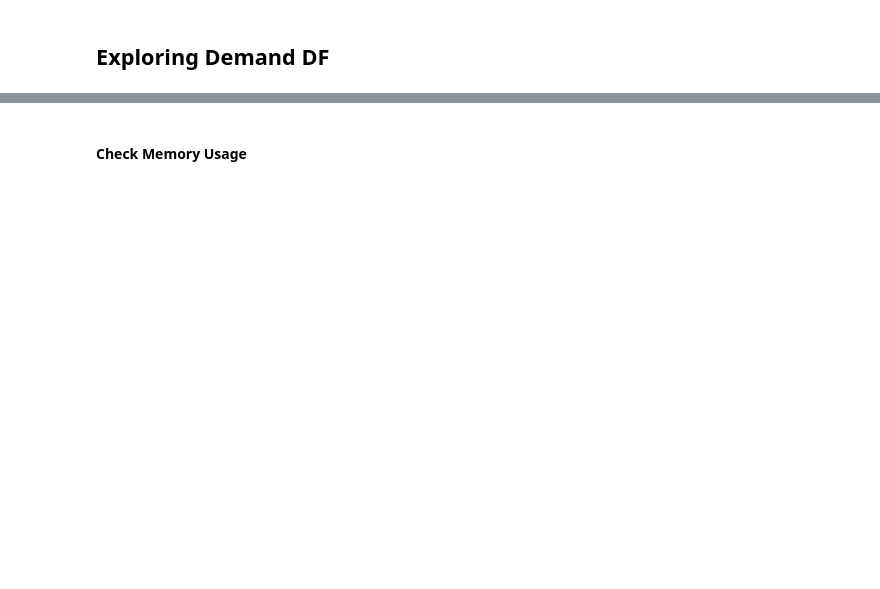
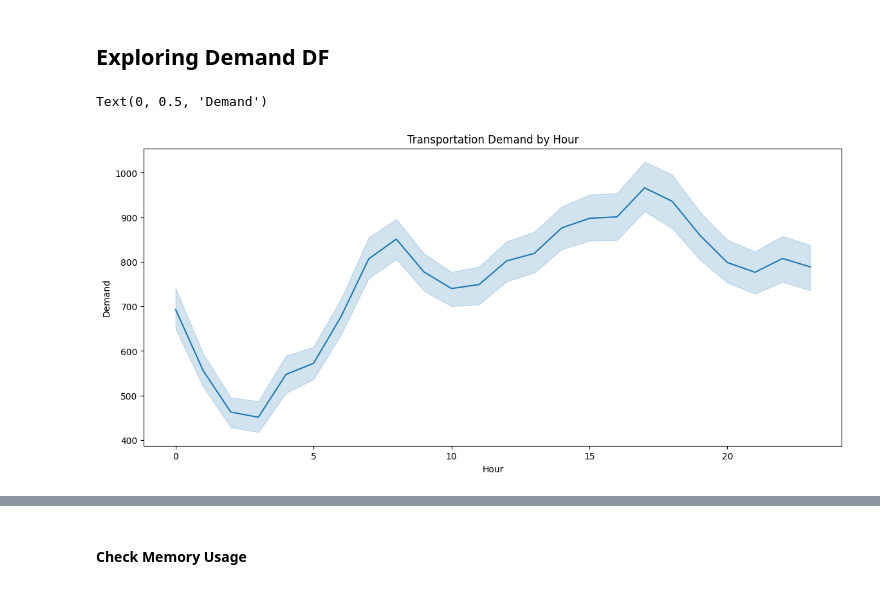
Before and after one commit to ikml-bsrn/NYC_Transportation_Demand, a Jupyter notebook: notebooks/explore_fhv_taxi.ipynb, the cells around one changed output, grey strips where cells are left out. Drawn from its saved outputs; the diff is of its cells as text; code cells hidden in the pictures; blank space fills up the shorter version.

```diff
--- a/notebooks/explore_fhv_taxi.ipynb
+++ b/notebooks/explore_fhv_taxi.ipynb
@@ -520,3 +538,20 @@ demand_trips_df.sample(10)
 # %% [markdown]
 ## Exploring Demand DF
+# %%
+from matplotlib import pyplot as plt
+import seaborn as sns
+
+demand_by_hour = demand_df.groupby(['hour'])['demand'].sum().reset_index()
+
+demand_by_hour_zone = demand_df.groupby(['LocationID','hour'])['demand'].sum().sort_values(ascending=False).reset_index()
+
+plt.figure(figsize=(14,6))
+sns.lineplot(data=demand_by_hour_zone,x='hour',y='demand')
+
+plt.title("Transportation Demand by Hour")
+plt.xlabel("Hour")
+plt.ylabel("Demand")
+# %% [output]
+Text(0, 0.5, 'Demand')
+[figure, added]
 # %%
```
Also changed, not shown: parts of 8 cells of this notebook, 17 other files.
